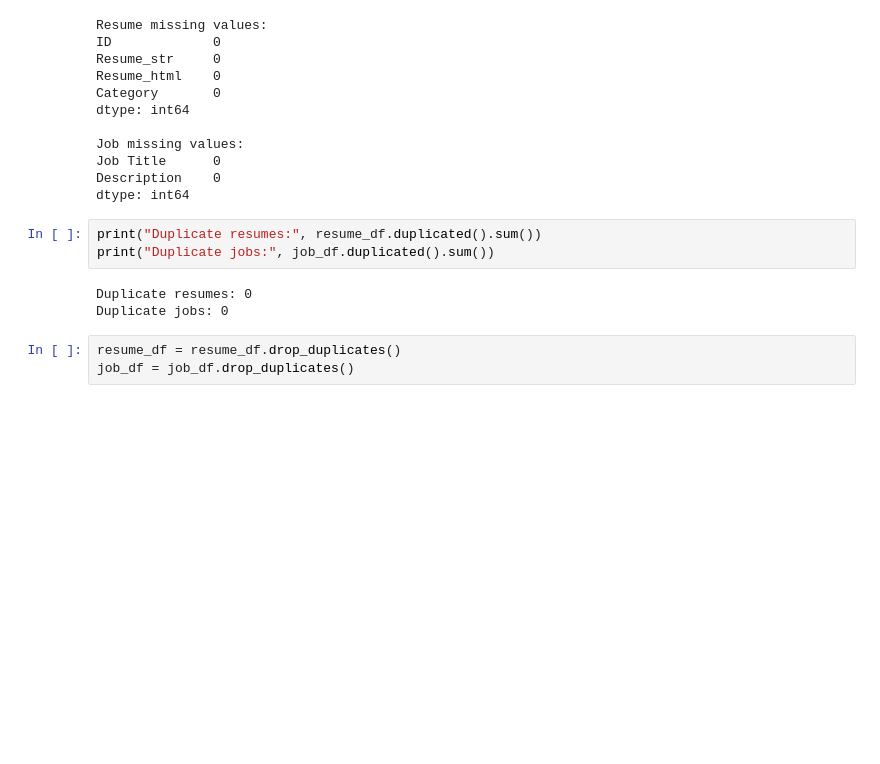
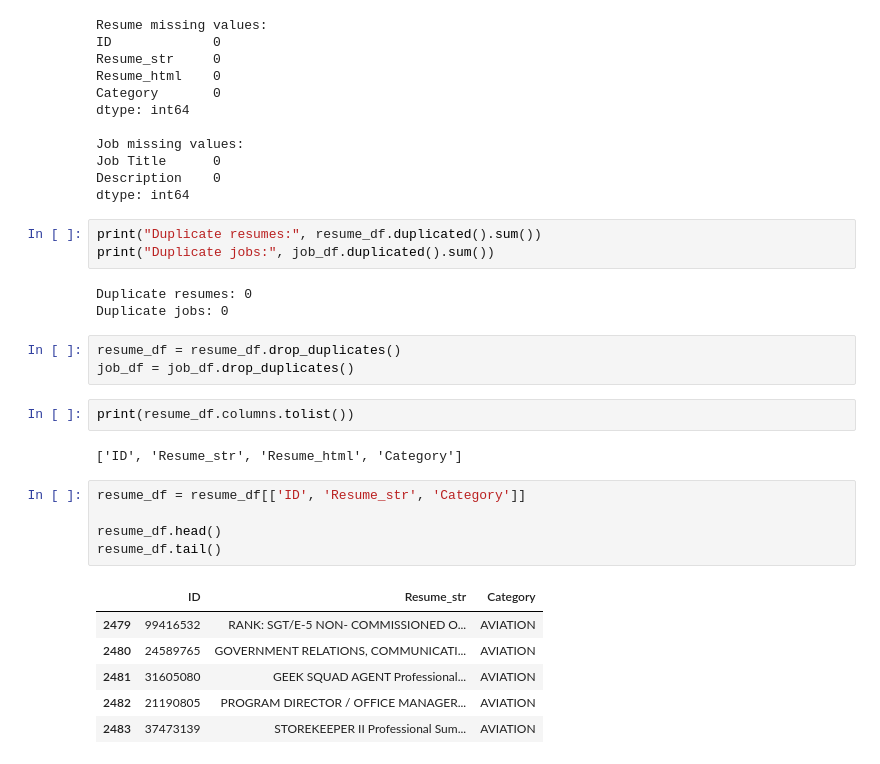
Before and after one commit to Savindi2002/CV-Analyzer-Job-Matching, a Jupyter notebook: CV_Analyzer.ipynb, the cells around one changed output. Saved outputs shown, nothing was run; the diff lists cells and outputs as text; blank space fills up the shorter version.

```diff
--- a/CV_Analyzer.ipynb
+++ b/CV_Analyzer.ipynb
@@ -106,3 +106,19 @@ Duplicate jobs: 0
 # %%
 resume_df = resume_df.drop_duplicates()
 job_df = job_df.drop_duplicates()
+# %%
+print(resume_df.columns.tolist())
+# %% [output]
+['ID', 'Resume_str', 'Resume_html', 'Category']
+# %%
+resume_df = resume_df[['ID', 'Resume_str', 'Category']]
+
+resume_df.head()
+resume_df.tail()
+# %% [output]
+|  | ID | Resume_str | Category |
+| 2479 | 99416532 | RANK: SGT/E-5 NON- COMMISSIONED O... | AVIATION |
+| 2480 | 24589765 | GOVERNMENT RELATIONS, COMMUNICATI... | AVIATION |
+| 2481 | 31605080 | GEEK SQUAD AGENT Professional... | AVIATION |
+| 2482 | 21190805 | PROGRAM DIRECTOR / OFFICE MANAGER... | AVIATION |
+| 2483 | 37473139 | STOREKEEPER II Professional Sum... | AVIATION |
```
Also changed, not shown: parts of 1 cell of this notebook.
